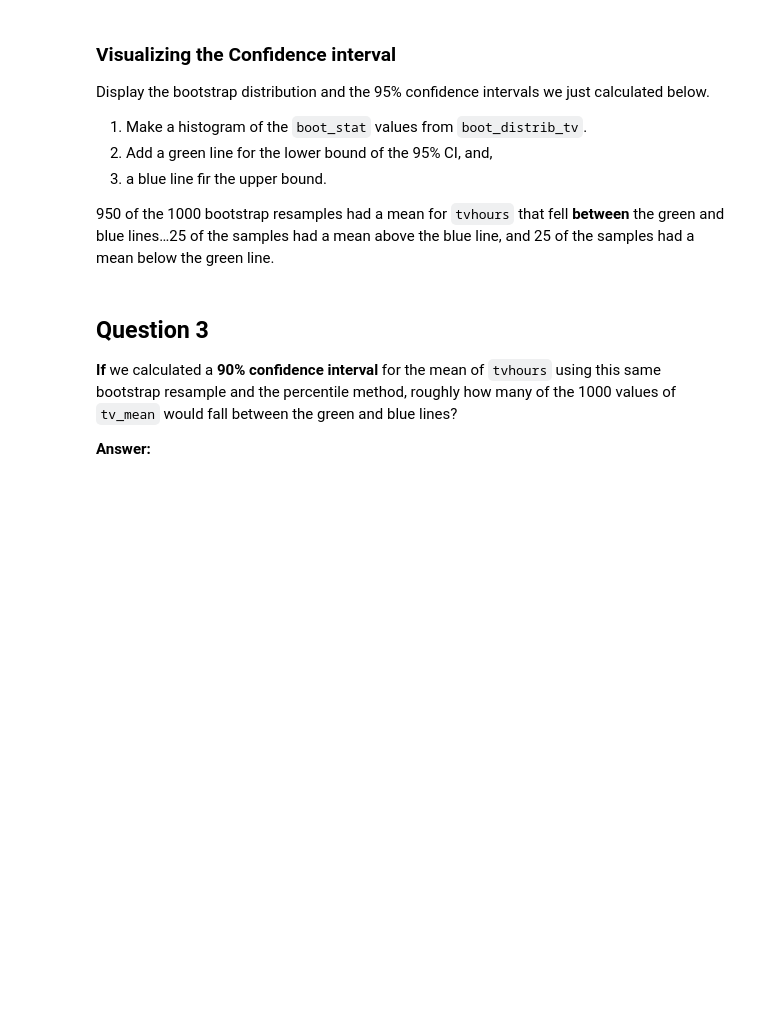
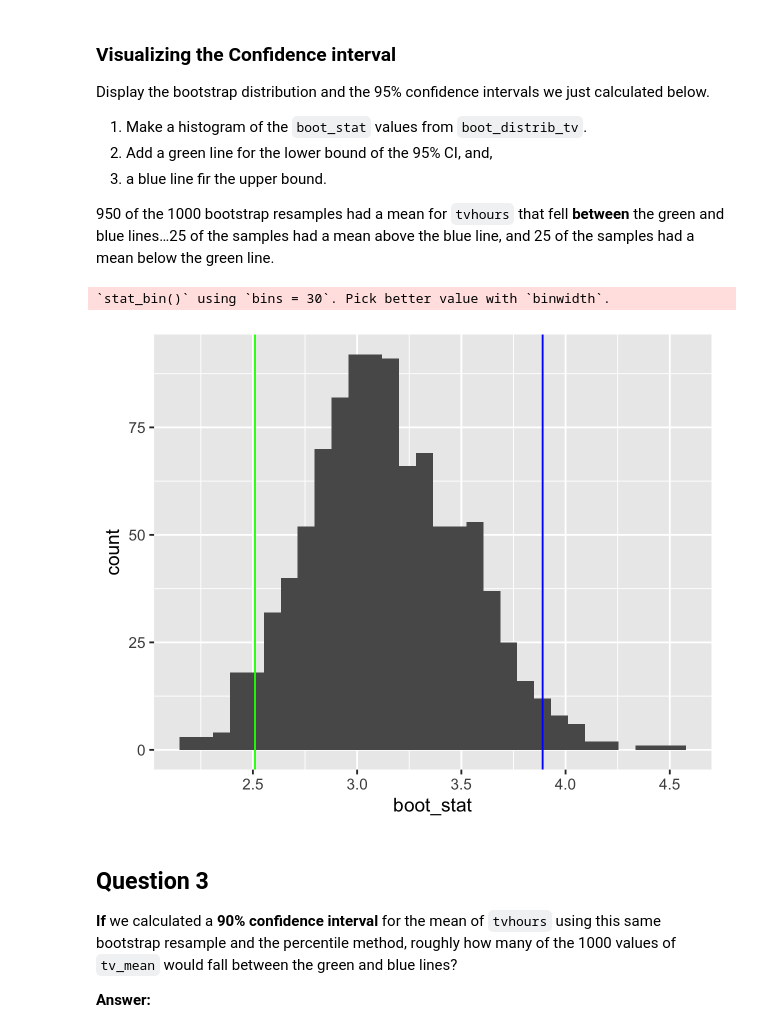
Before and after one commit to UNC-DATA-730/unit-8-assignment-williamsmaddie, a Jupyter notebook: assignment8.ipynb, the cells around one changed output. Drawn from its saved outputs; the diff is of its cells as text; code cells hidden in the pictures; blank space fills up the shorter version.

```diff
--- a/assignment8.ipynb
+++ b/assignment8.ipynb
@@ -198,6 +257,14 @@ calculated below.
 950 of the 1000 bootstrap resamples had a mean for `tvhours` that fell **between**
 the green and blue lines…25 of the samples had a mean above the blue
 line, and 25 of the samples had a mean below the green line.
+# %%
+ggplot(boot_distrib_tv,aes(x=boot_stat))+
+    geom_histogram()+
+    geom_vline(xintercept=2.51,color="green")+
+    geom_vline(xintercept=3.89,color="blue")
+# %% [output]
+`stat_bin()` using `bins = 30`. Pick better value with `binwidth`.
+[figure, added]
 # %% [markdown]
 ## Question 3
 
```
Also changed, not shown: parts of 25 cells of this notebook.
